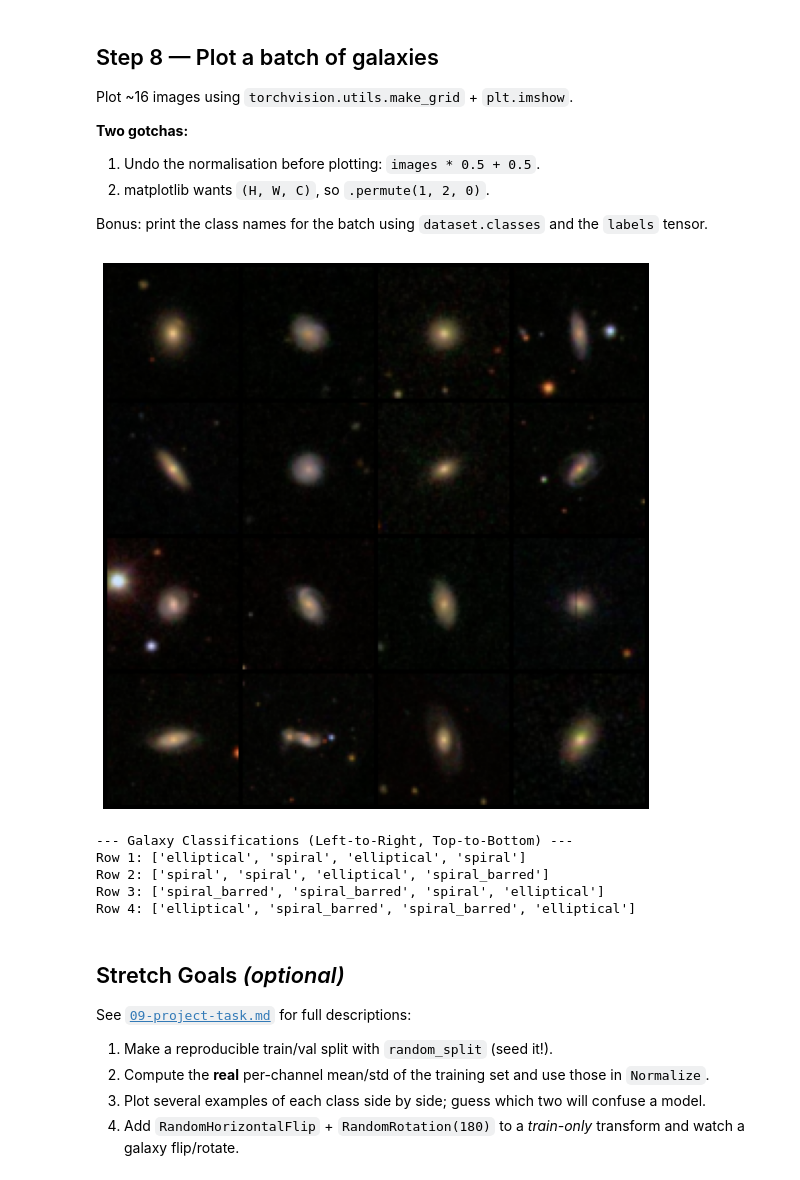
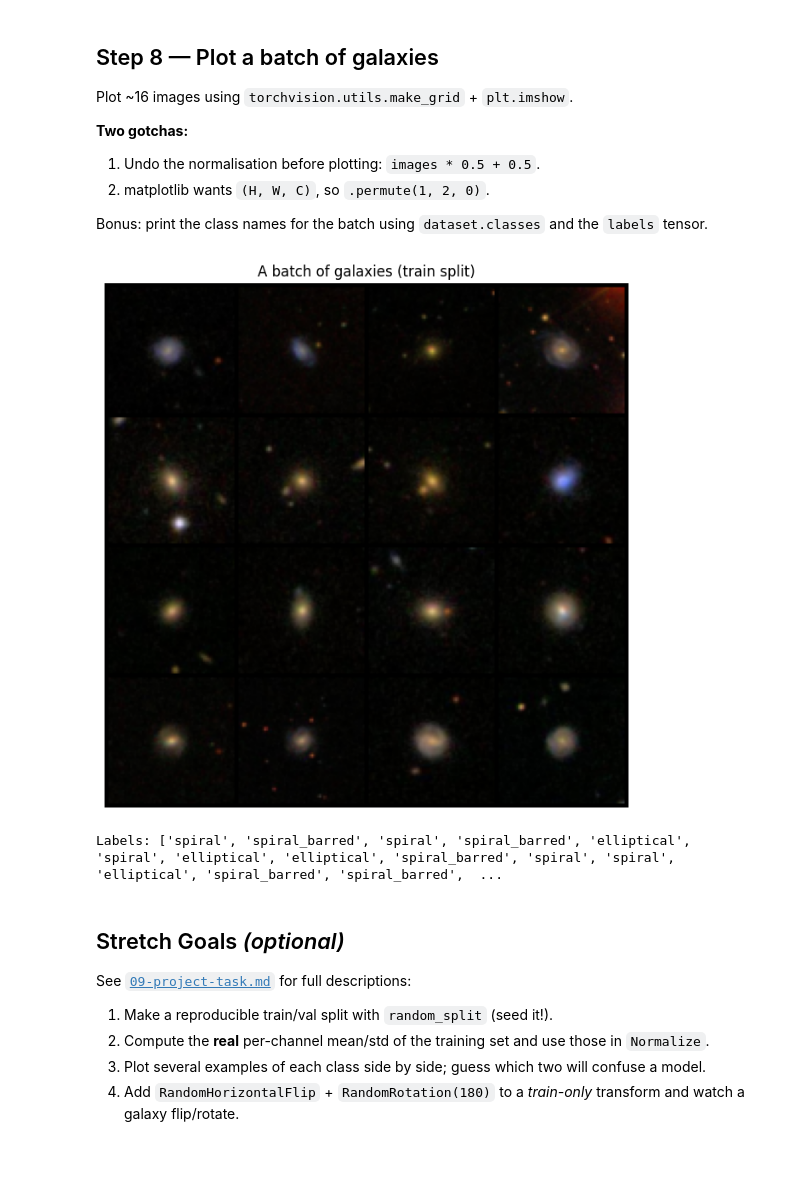
Before and after one commit to itxprashant/csot-ml-astronomy, a Jupyter notebook: Submissions/SameerSawant/week1/part2_myAttempt.ipynb, the cells around one changed output. Drawn from its saved outputs; the diff is of its cells as text; code cells hidden in the pictures.

```diff
--- a/Submissions/SameerSawant/week1/part2_myAttempt.ipynb
+++ b/Submissions/SameerSawant/week1/part2_myAttempt.ipynb
@@ -492,45 +503,20 @@ Plot ~16 images using `torchvision.utils.make_grid` + `plt.imshow`.
 2. matplotlib wants `(H, W, C)`, so `.permute(1, 2, 0)`.
 
 Bonus: print the class names for the batch using `dataset.classes` and the `labels` tensor.
-# %%
-# TODO: un-normalise, make_grid(images[:16], nrow=4), permute, imshow, axis off.
-import torchvision
-import matplotlib.pyplot as plt
-
-# 1. Grab the first 16 images and labels from the batch we generated in Step 7
-images_to_plot = images_batch[:16]
-labels_to_plot = labels_batch[:16]
-
-# 2. Undo the normalization (images * std + mean)
-unnorm_images = images_to_plot * 0.5 + 0.5
-
-# 3. Create a clean grid of images (4 images per row)
-grid = torchvision.utils.make_grid(unnorm_images, nrow=4)
-
-# 4. Permute the dimensions for matplotlib: (C, H, W) -> (H, W, C)
-# We also call .numpy() because matplotlib operates on numpy arrays, not tensors
-grid_image = grid.permute(1, 2, 0).numpy()
-
-# 5. Plot the grid!
-plt.figure(figsize=(10, 10))
-plt.imshow(grid_image)
-plt.axis('off')
-plt.show()
-
-# --- BONUS: Print the class names ---
-# We use label.item() to extract the standard Python integer from the PyTorch scalar tensor
-class_names = [dataset.classes[label.item()] for label in labels_to_plot]
-
-print("\n--- Galaxy Classifications (Left-to-Right, Top-to-Bottom) ---")
-for i in range(0, 16, 4):
-    print(f"Row {i//4 + 1}: {class_names[i:i+4]}")
-# %% [output]
-[figure, removed]
---- Galaxy Classifications (Left-to-Right, Top-to-Bottom) ---
-Row 1: ['elliptical', 'spiral', 'elliptical', 'spiral']
-Row 2: ['spiral', 'spiral', 'elliptical', 'spiral_barred']
-Row 3: ['spiral_barred', 'spiral_barred', 'spiral', 'elliptical']
-Row 4: ['elliptical', 'spiral_barred', 'spiral_barred', 'elliptical']
+# %%
+images_show = images * 0.5 + 0.5
+grid = torchvision.utils.make_grid(images_show[:16], nrow=4)
+
+plt.figure(figsize=(8, 8))
+plt.imshow(grid.permute(1, 2, 0).cpu().numpy())
+plt.axis("off")
+plt.title("A batch of galaxies (train split)")
+plt.show()
+
+print("Labels:", [train_ds.classes[i] for i in labels[:16].tolist()])
+# %% [output]
+[figure, added]
+Labels: ['spiral', 'spiral_barred', 'spiral', 'spiral_barred', 'elliptical', 'spiral', 'elliptical', 'elliptical', 'spiral_barred', 'spiral', 'spiral', 'elliptical', 'spiral_barred', 'spiral_barred',  ...
 # %% [markdown]
 ## Stretch Goals *(optional)*
 
```
Also changed, not shown: parts of 16 cells of this notebook.
